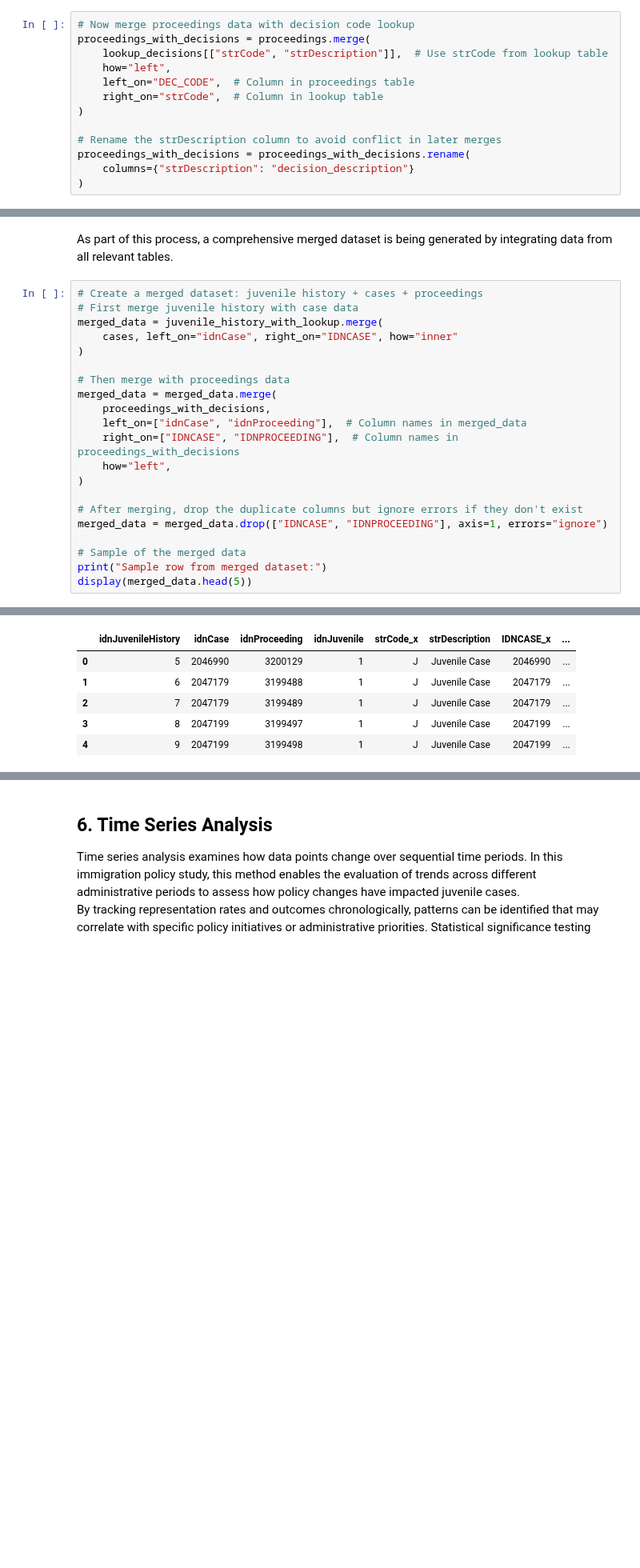
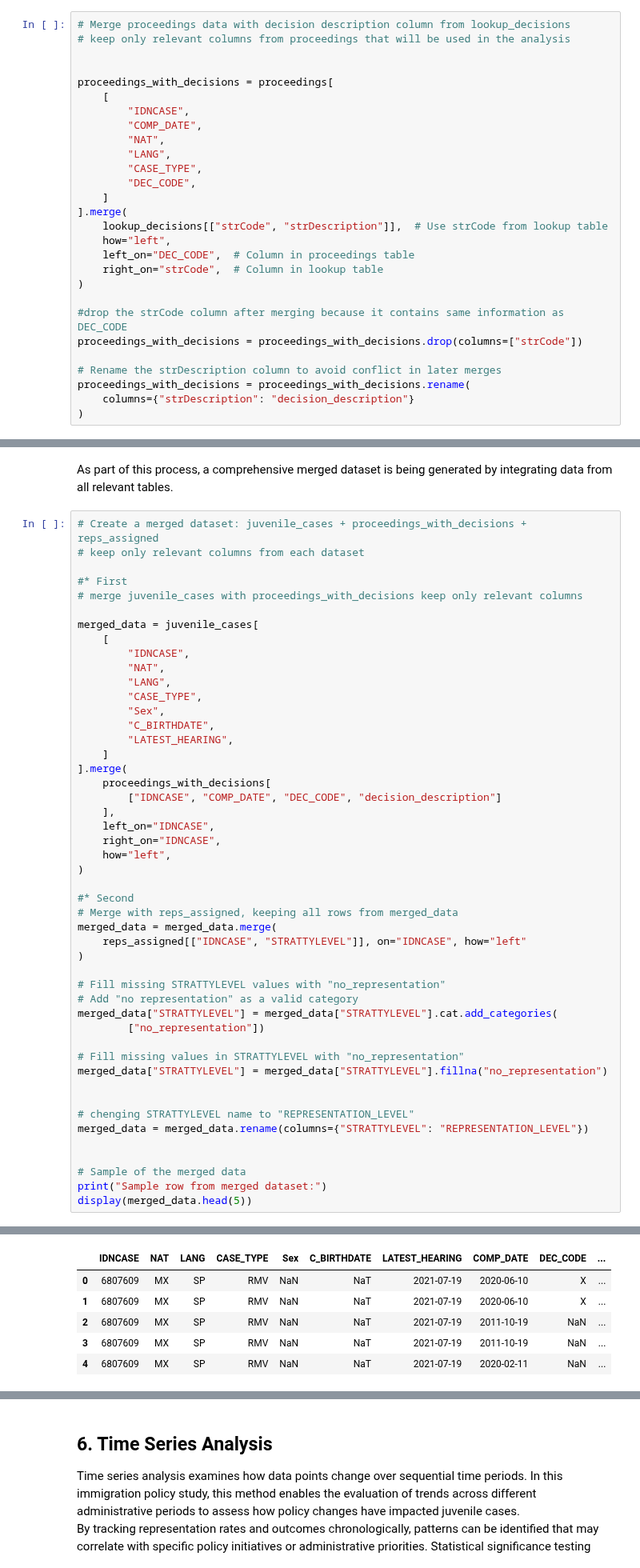
Before and after one commit to MIT-Emerging-Talent/ET6-CDSP-group-19-repo, a Jupyter notebook: 4_data_analysis/4_data_analysis.ipynb, the cells around one changed output, grey strips where cells are left out. Shown at 80% size. Saved outputs shown, nothing was run; the diff lists cells and outputs as text; blank space fills up the shorter version.

```diff
--- a/4_data_analysis/4_data_analysis.ipynb
+++ b/4_data_analysis/4_data_analysis.ipynb
@@ -291,12 +365,27 @@ juvenile_history_with_lookup["strDescription"] = juvenile_history_with_lookup[
 # %%
-# Now merge proceedings data with decision code lookup
-proceedings_with_decisions = proceedings.merge(
+# Merge proceedings data with decision description column from lookup_decisions
+# keep only relevant columns from proceedings that will be used in the analysis
+
+
+proceedings_with_decisions = proceedings[
+    [
+        "IDNCASE",
+        "COMP_DATE",
+        "NAT",
+        "LANG",
+        "CASE_TYPE",
+        "DEC_CODE",
+    ]
+].merge(
     lookup_decisions[["strCode", "strDescription"]],  # Use strCode from lookup table
     how="left",
     left_on="DEC_CODE",  # Column in proceedings table
     right_on="strCode",  # Column in lookup table
 )
 
+#drop the strCode column after merging because it contains same information as DEC_CODE
+proceedings_with_decisions = proceedings_with_decisions.drop(columns=["strCode"])
+
 # Rename the strDescription column to avoid conflict in later merges
 proceedings_with_decisions = proceedings_with_decisions.rename(
     columns={"strDescription": "decision_description"}
@@ -304,31 +404,58 @@ proceedings_with_decisions = proceedings_with_decisions.rename(
 # %% [markdown]
 As part of this process, a comprehensive merged dataset is being generated by integrating data from all relevant tables.
 # %%
-# Create a merged dataset: juvenile history + cases + proceedings
-# First merge juvenile history with case data
-merged_data = juvenile_history_with_lookup.merge(
-    cases, left_on="idnCase", right_on="IDNCASE", how="inner"
-)
+# Create a merged dataset: juvenile_cases + proceedings_with_decisions + reps_assigned
+# keep only relevant columns from each dataset
 
-# Then merge with proceedings data
-merged_data = merged_data.merge(
-    proceedings_with_decisions,
-    left_on=["idnCase", "idnProceeding"],  # Column names in merged_data
-    right_on=["IDNCASE", "IDNPROCEEDING"],  # Column names in proceedings_with_decisions
+#* First
+# merge juvenile_cases with proceedings_with_decisions keep only relevant columns
+
+merged_data = juvenile_cases[
+    [
+        "IDNCASE",
+        "NAT",
+        "LANG",
+        "CASE_TYPE",
+        "Sex",
+        "C_BIRTHDATE",
+        "LATEST_HEARING",
+    ]
+].merge(
+    proceedings_with_decisions[
+        ["IDNCASE", "COMP_DATE", "DEC_CODE", "decision_description"]
+    ],
+    left_on="IDNCASE",
+    right_on="IDNCASE",
     how="left",
 )
 
-# After merging, drop the duplicate columns but ignore errors if they don't exist
-merged_data = merged_data.drop(["IDNCASE", "IDNPROCEEDING"], axis=1, errors="ignore")
+#* Second
+# Merge with reps_assigned, keeping all rows from merged_data
+merged_data = merged_data.merge(
+    reps_assigned[["IDNCASE", "STRATTYLEVEL"]], on="IDNCASE", how="left"
+)
+
+# Fill missing STRATTYLEVEL values with "no_representation"
+# Add "no representation" as a valid category
+merged_data["STRATTYLEVEL"] = merged_data["STRATTYLEVEL"].cat.add_categories(
+        ["no_representation"])
+
+# Fill missing values in STRATTYLEVEL with "no_representation"
+merged_data["STRATTYLEVEL"] = merged_data["STRATTYLEVEL"].fillna("no_representation")
+
+
+# chenging STRATTYLEVEL name to "REPRESENTATION_LEVEL"
+merged_data = merged_data.rename(columns={"STRATTYLEVEL": "REPRESENTATION_LEVEL"})
+
 
 # Sample of the merged data
 print("Sample row from merged dataset:")
 display(merged_data.head(5))
 # %% [output]
 Sample row from merged dataset:
-|  | idnJuvenileHistory | idnCase | idnProceeding | idnJuvenile | strCode_x | strDescription | IDNCASE_x | ... |
-| 0 | 5 | 2046990 | 3200129 | 1 | J | Juvenile Case | 2046990 | ... |
-| 1 | 6 | 2047179 | 3199488 | 1 | J | Juvenile Case | 2047179 | ... |
-| 2 | 7 | 2047179 | 3199489 | 1 | J | Juvenile Case | 2047179 | ... |
-| 3 | 8 | 2047199 | 3199497 | 1 | J | Juvenile Case | 2047199 | ... |
-| 4 | 9 | 2047199 | 3199498 | 1 | J | Juvenile Case | 2047199 | ... |
+|  | IDNCASE | NAT | LANG | CASE_TYPE | Sex | C_BIRTHDATE | LATEST_HEARING | COMP_DATE | DEC_CODE | ... |
+| 0 | 6807609 | MX | SP | RMV | NaN | NaT | 2021-07-19 | 2020-06-10 | X | ... |
+| 1 | 6807609 | MX | SP | RMV | NaN | NaT | 2021-07-19 | 2020-06-10 | X | ... |
+| 2 | 6807609 | MX | SP | RMV | NaN | NaT | 2021-07-19 | 2011-10-19 | NaN | ... |
+| 3 | 6807609 | MX | SP | RMV | NaN | NaT | 2021-07-19 | 2011-10-19 | NaN | ... |
+| 4 | 6807609 | MX | SP | RMV | NaN | NaT | 2021-07-19 | 2020-02-11 | NaN | ... |
```
Also changed, not shown: parts of 35 cells of this notebook.
